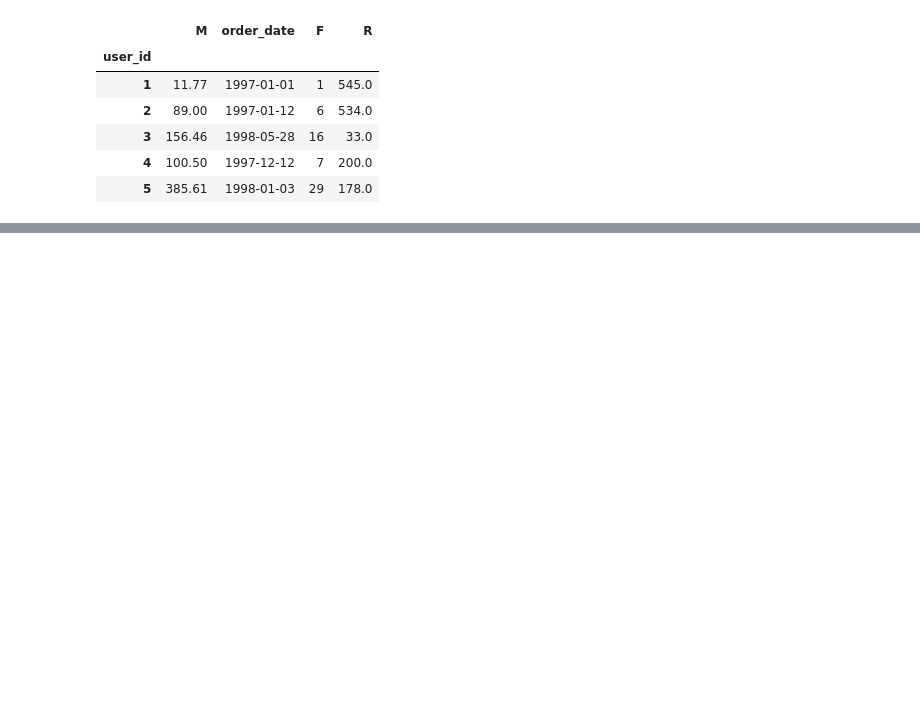
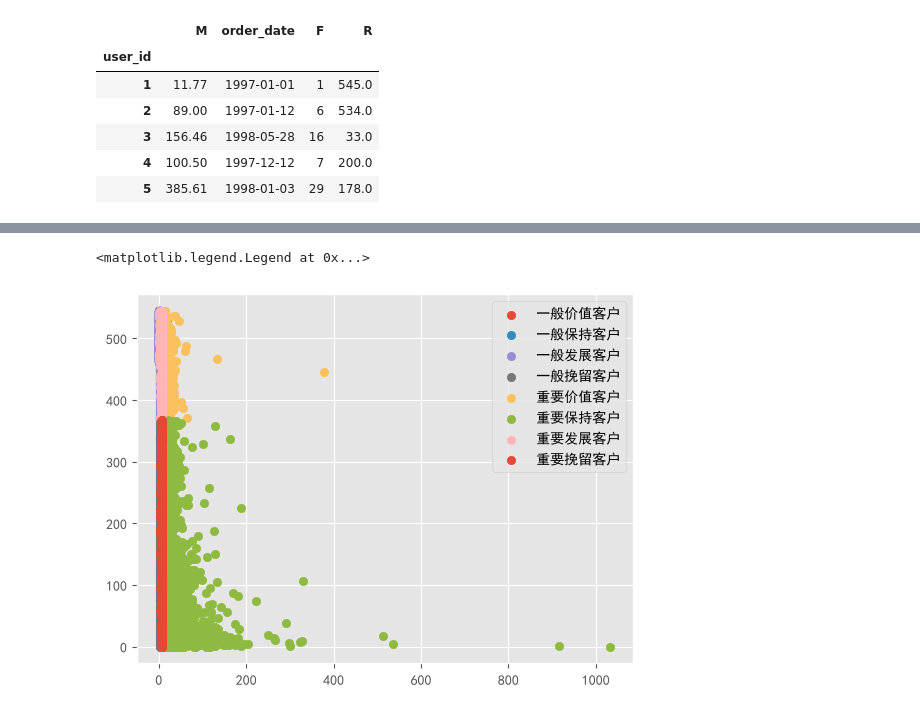
Before and after one commit to 1Zizhang/ecommerce-user-lifecycle-analysis, a Jupyter notebook: notebooks/01_eda_and_rfm_exploration.ipynb, the cells around one changed output, grey strips where cells are left out. Drawn from its saved outputs; the diff is of its cells as text; code cells hidden in the pictures; blank space fills up the shorter version.

```diff
--- a/notebooks/01_eda_and_rfm_exploration.ipynb
+++ b/notebooks/01_eda_and_rfm_exploration.ipynb
@@ -133,4 +132,23 @@ rfm.head()
 | 4 | 100.50 | 1997-12-12 | 7 | 200.0 |
 | 5 | 385.61 | 1998-01-03 | 29 | 178.0 |
 # %%
-# RFM计算方式：每一列的数据 - 数据所在列的平均值
+# RFM计算方式：每一列的数据 - 数据所在列的平均值，结果会有正有负，根据结果与1比较
+def rfm_func(x):
+    level = x.apply(lambda x: '1' if x >= 1 else '0')
+    label = level['R'] + level['F'] + level['M']
+    d = {
+        '111': '重要价值客户',
+        '011': '重要保持客户',
+        '101': '重要发展客户',
+        '001': '重要挽留客户',
+        '110': '一般价值客户',
+        '010': '一般保持客户',
+        '100': '一般发展客户',
+        '000': '一般挽留客户'
+    }
+    result = d[label]
+    return result
+
+
+rfm['label'] = rfm[['R', 'F', 'M']].apply(lambda x: x - x.mean()).apply(rfm_func, axis=1)
+rfm.head()
@@ -136,0 +163,10 @@ rfm.head()
+# %%
+# 客户分层可视化
+for label,grouped in rfm.groupby(by='label'):
+    x = grouped['F']
+    y = grouped['R']
+    plt.scatter(x, y, label=label)
+plt.legend()
+# %% [output]
+<matplotlib.legend.Legend at 0x...>
+[figure, added]
```
Also changed, not shown: parts of 2 cells of this notebook.
